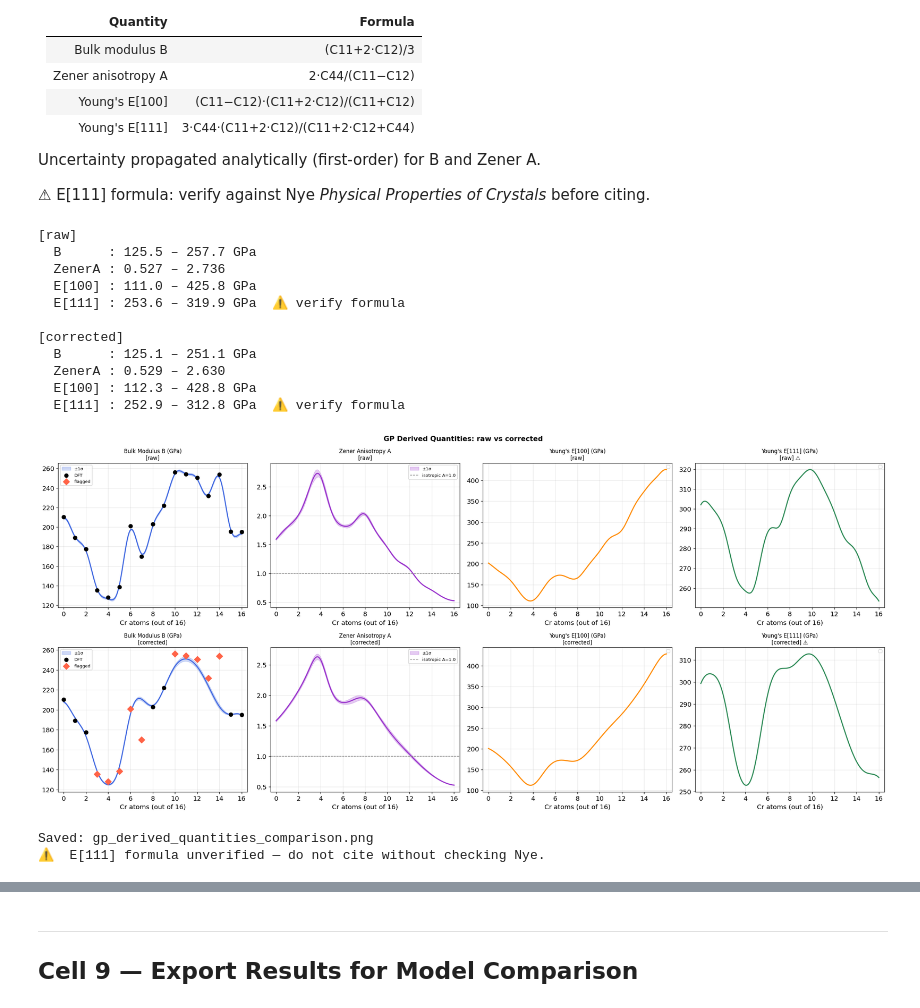
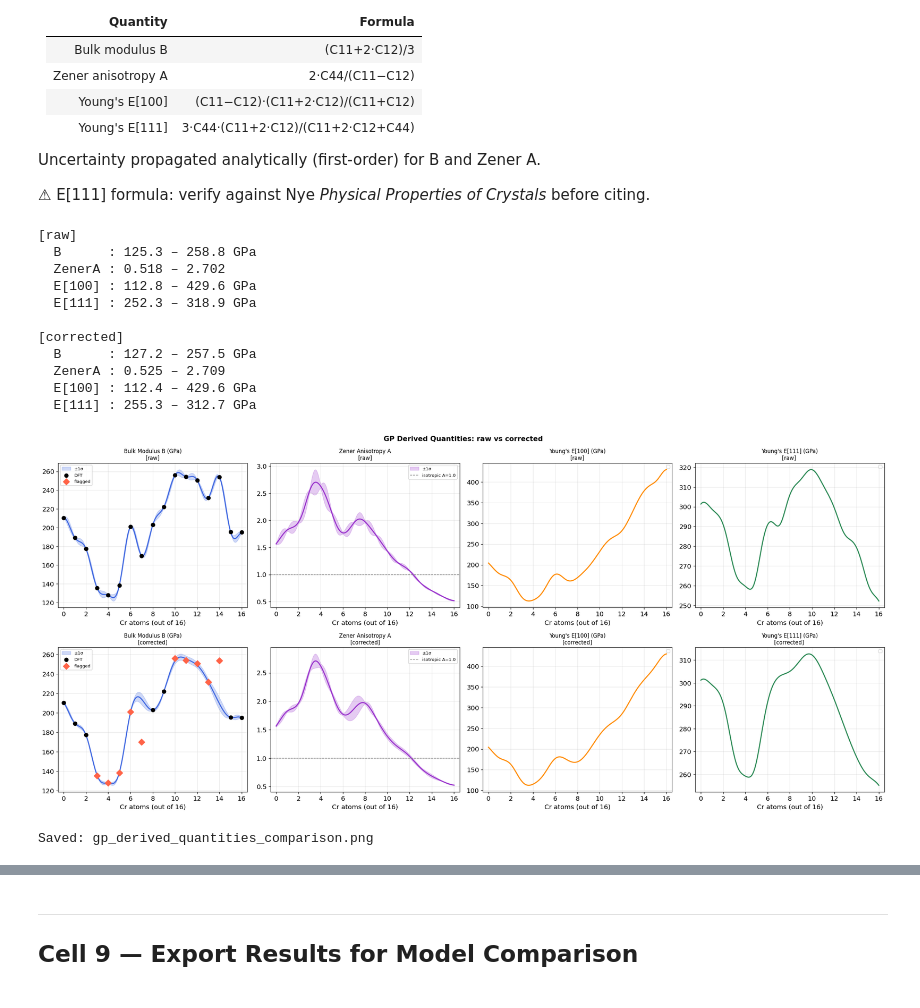
Before and after one commit to submerged-in-matrix/fe-cr_cu-ni_DFT, a Jupyter notebook: ml/01_gp_surrogate.ipynb, the cells around one changed output, grey strips where cells are left out. Saved outputs shown, nothing was run; the diff lists cells and outputs as text; code cells hidden in the pictures.

```diff
--- a/ml/01_gp_surrogate.ipynb
+++ b/ml/01_gp_surrogate.ipynb
@@ -325,8 +393,8 @@ for mode in DATA_PATHS:
         print(f'\n  ── {tname} ──────────────────────────')
         best_r2 = -np.inf
         for kname in KERNELS:
-            gp  = GaussianProcessScratch(kernel=kname, n_restarts=10)
-            gp.fit(r['X'], y, noise_var=noise_var)
+            gp  = GaussianProcessScratch(kernel=kname, n_restarts=20, seed=42)
+            gp.fit(r['X'], y, noise_var=noise_var, fix_sigma2=np.var(y))
             loo = loo_cv_gp(gp, r['X'], y, noise_var)
             print(f'    {kname:12s}  σ²={gp.sigma2:.2f}  ℓ={gp.ell:.4f}  '
                   f'logML={gp.log_ml:.2f}  MAE={loo["mae"]:.2f} GPa  R²={loo["r2"]:.4f}')
@@ -467,8 +535,6 @@ Uncertainty propagated analytically (first-order) for B and Zener A.
 
 ⚠ E[111] formula: verify against Nye *Physical Properties of Crystals* before citing.
 # %%
-# ⚠ E[111] formula: verify against Nye Physical Properties of Crystals before citing.
-
 fig, axes = plt.subplots(2, 4, figsize=(22, 10))
 
 for row_idx, mode in enumerate(DATA_PATHS):
@@ -496,53 +562,51 @@ for row_idx, mode in enumerate(DATA_PATHS):
     print(f'  B      : {B.min():.1f} – {B.max():.1f} GPa')
     print(f'  ZenerA : {ZA.min():.3f} – {ZA.max():.3f}')
     print(f'  E[100] : {E100.min():.1f} – {E100.max():.1f} GPa')
-    print(f'  E[111] : {E111.min():.1f} – {E111.max():.1f} GPa  ⚠ verify formula')
+    print(f'  E[111] : {E111.min():.1f} – {E111.max():.1f} GPa')
 
     pdata = [
         (axes[row_idx, 0], B,    B_std,  f'Bulk Modulus B (GPa)\n[{mode}]',        'royalblue',  None),
         (axes[row_idx, 1], ZA,   ZA_std, f'Zener Anisotropy A\n[{mode}]',          'darkorchid', 1.0),
         (axes[row_idx, 2], E100, None,   f"Young's E[100] (GPa)\n[{mode}]",        'darkorange', None),
-        (axes[row_idx, 3], E111, None,   f"Young's E[111] (GPa)\n[{mode}] ⚠",     'seagreen',   None),
+        (axes[row_idx, 3], E111, None,   f"Young's E[111] (GPa)\n[{mode}] ",     'seagreen',   None),
     ]
     for ax, ym, ys, title, col, hl in pdata:
         ax.plot(x_pred_atoms, ym, '-', color=col, lw=2)
         if ys is not None:
             ax.fill_between(x_pred_atoms, ym-ys, ym+ys,
                             alpha=0.25, color=col, label='±1σ')
         if hl:
             ax.axhline(hl, color='gray', ls='--', lw=1,
                        label=f'isotropic A={hl}')
         if 'Bulk' in title and 'B' in df_m.columns:
             ax.scatter(df_m['n_cr'], df_m['B'],
                        color='black', s=50, zorder=5, label='DFT')
             ax.scatter(df_m.loc[flagged_m, 'n_cr'],
                        df_m.loc[flagged_m, 'B'],
                        color='tomato', s=70, marker='D', zorder=6, label='flagged')
         ax.set_xlabel('Cr atoms (out of 16)')
         ax.set_title(title, fontsize=10)
         ax.legend(fontsize=8); ax.grid(alpha=0.3); ax.set_xlim(-0.5, 16.5)
 
 plt.suptitle('GP Derived Quantities: raw vs corrected', fontweight='bold', fontsize=13)
 plt.tight_layout()
 plt.savefig('../analysis/gp_derived_quantities_comparison.png', bbox_inches='tight')
 plt.show()
 print('Saved: gp_derived_quantities_comparison.png')
-print('⚠  E[111] formula unverified — do not cite without checking Nye.')
 # %% [output]
 [raw]
-  B      : 125.5 – 257.7 GPa
-  ZenerA : 0.527 – 2.736
-  E[100] : 111.0 – 425.8 GPa
-  E[111] : 253.6 – 319.9 GPa  ⚠ verify formula
+  B      : 125.3 – 258.8 GPa
+  ZenerA : 0.518 – 2.702
+  E[100] : 112.8 – 429.6 GPa
+  E[111] : 252.3 – 318.9 GPa
 
 [corrected]
-  B      : 125.1 – 251.1 GPa
-  ZenerA : 0.529 – 2.630
-  E[100] : 112.3 – 428.8 GPa
-  E[111] : 252.9 – 312.8 GPa  ⚠ verify formula
+  B      : 127.2 – 257.5 GPa
+  ZenerA : 0.525 – 2.709
+  E[100] : 112.4 – 429.6 GPa
+  E[111] : 255.3 – 312.7 GPa
-[figure, old version]
+[figure, new version]
 Saved: gp_derived_quantities_comparison.png
-⚠  E[111] formula unverified — do not cite without checking Nye.
 # %%
 fig, axes = plt.subplots(2, 2, figsize=(13, 9))
 pdata = [
```
Also changed, not shown: parts of 8 cells of this notebook, 13 other files.
